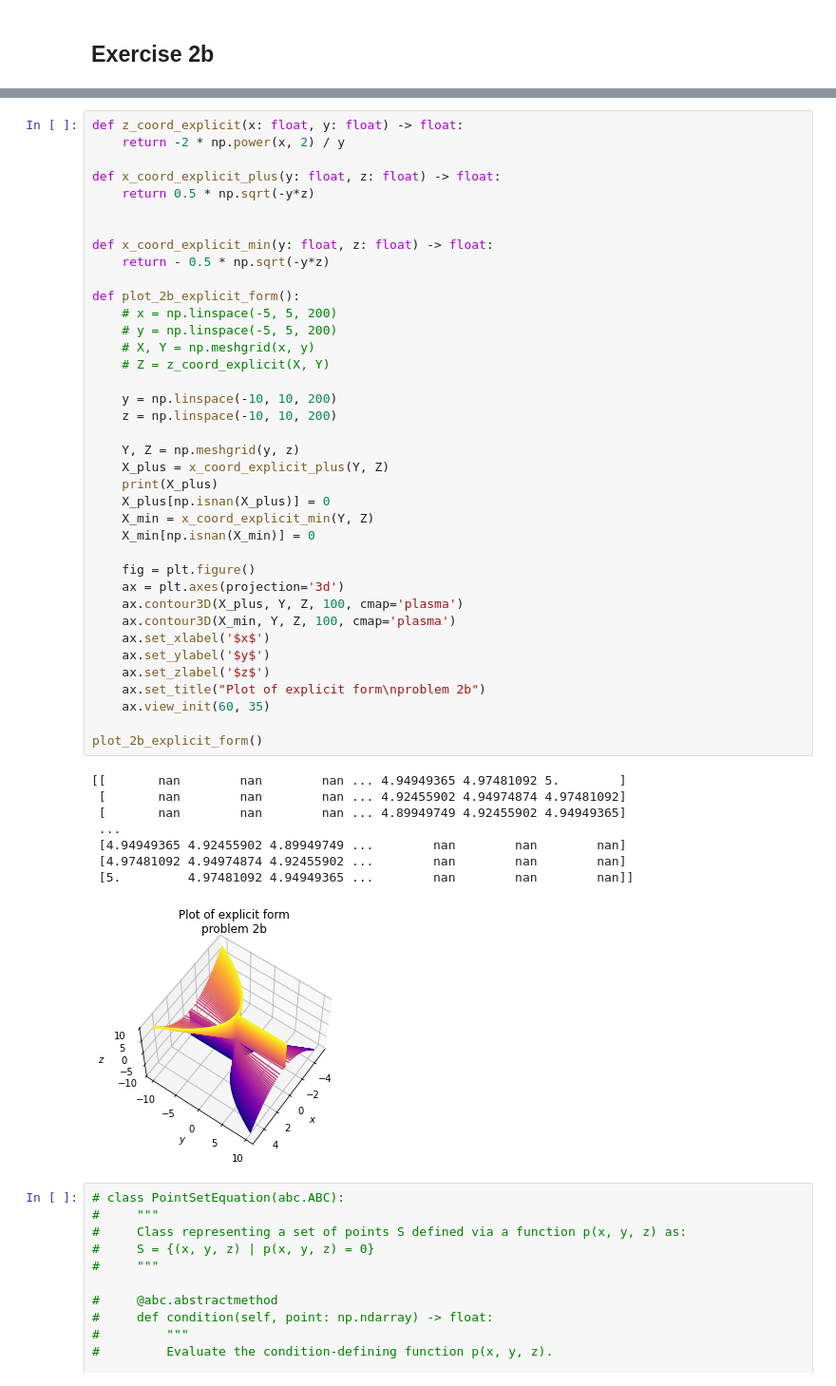
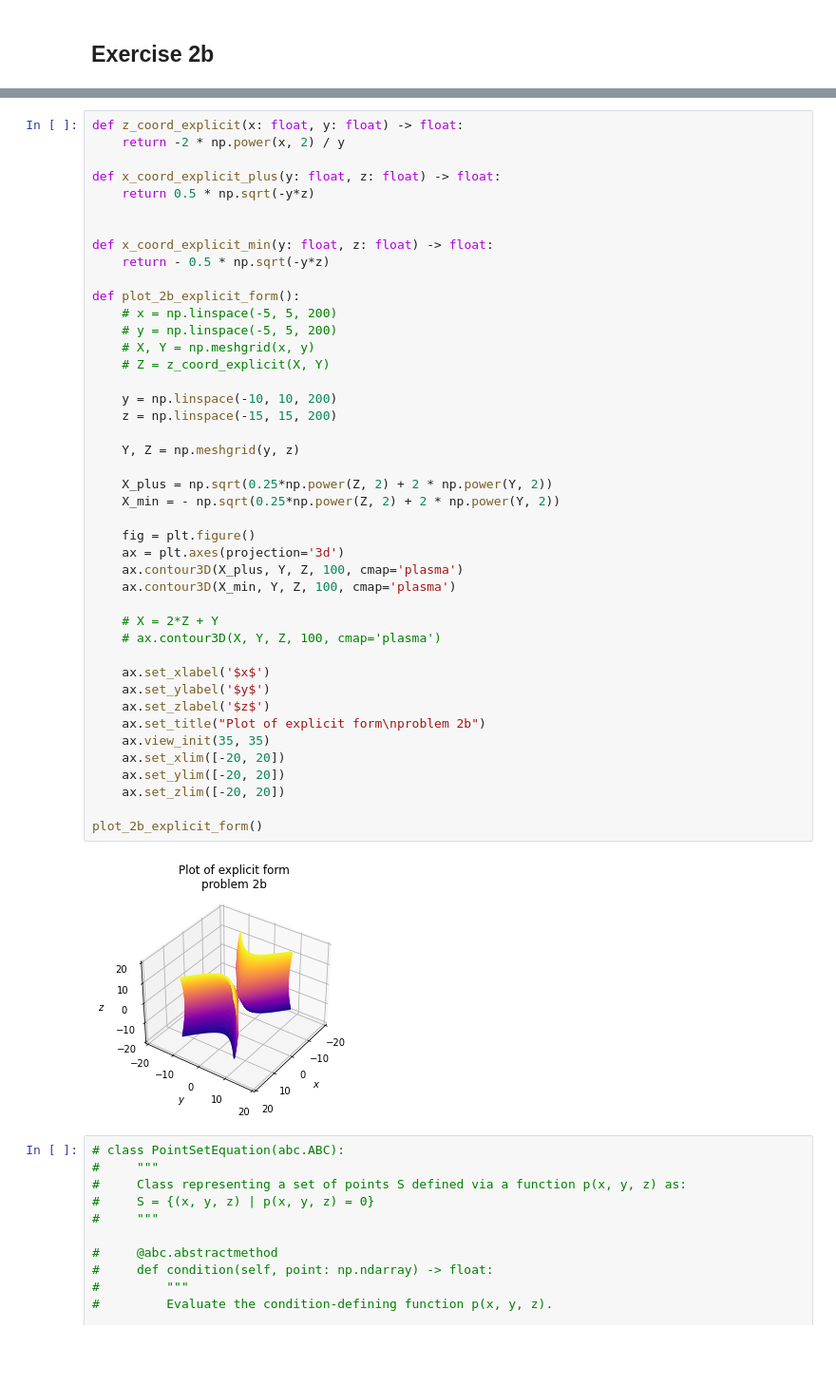
Before and after one commit to Nifrec/adv_calc_assignment, a Jupyter notebook: assignment_3/ass_3.ipynb, the cells around one changed output, grey strips where cells are left out. Shown: that part at 95% size. Saved outputs shown, nothing was run; the diff lists cells and outputs as text; blank space fills up the shorter version.

```diff
--- a/assignment_3/ass_3.ipynb
+++ b/assignment_3/ass_3.ipynb
@@ -73,48 +72,46 @@ def z_coord_explicit(x: float, y: float) -> float:
     return -2 * np.power(x, 2) / y
 
 def x_coord_explicit_plus(y: float, z: float) -> float:
     return 0.5 * np.sqrt(-y*z)
 
 
 def x_coord_explicit_min(y: float, z: float) -> float:
     return - 0.5 * np.sqrt(-y*z)
 
 def plot_2b_explicit_form():
     # x = np.linspace(-5, 5, 200)
     # y = np.linspace(-5, 5, 200)
     # X, Y = np.meshgrid(x, y)
     # Z = z_coord_explicit(X, Y)
 
     y = np.linspace(-10, 10, 200)
-    z = np.linspace(-10, 10, 200)
+    z = np.linspace(-15, 15, 200)
 
     Y, Z = np.meshgrid(y, z)
-    X_plus = x_coord_explicit_plus(Y, Z)
-    print(X_plus)
-    X_plus[np.isnan(X_plus)] = 0
-    X_min = x_coord_explicit_min(Y, Z)
-    X_min[np.isnan(X_min)] = 0
+
+    X_plus = np.sqrt(0.25*np.power(Z, 2) + 2 * np.power(Y, 2))
+    X_min = - np.sqrt(0.25*np.power(Z, 2) + 2 * np.power(Y, 2))
 
     fig = plt.figure()
     ax = plt.axes(projection='3d')
     ax.contour3D(X_plus, Y, Z, 100, cmap='plasma')
     ax.contour3D(X_min, Y, Z, 100, cmap='plasma')
+
+    # X = 2*Z + Y
+    # ax.contour3D(X, Y, Z, 100, cmap='plasma')
+
     ax.set_xlabel('$x$')
     ax.set_ylabel('$y$')
     ax.set_zlabel('$z$')
     ax.set_title("Plot of explicit form\nproblem 2b")
-    ax.view_init(60, 35)
+    ax.view_init(35, 35)
+    ax.set_xlim([-20, 20])
+    ax.set_ylim([-20, 20])
+    ax.set_zlim([-20, 20])
 
 plot_2b_explicit_form()
 # %% [output]
-[[       nan        nan        nan ... 4.94949365 4.97481092 5.        ]
- [       nan        nan        nan ... 4.92455902 4.94974874 4.97481092]
- [       nan        nan        nan ... 4.89949749 4.92455902 4.94949365]
- ...
- [4.94949365 4.92455902 4.89949749 ...        nan        nan        nan]
- [4.97481092 4.94974874 4.92455902 ...        nan        nan        nan]
- [5.         4.97481092 4.94949365 ...        nan        nan        nan]]
-[figure, old version]
+[figure, new version]
 # %%
 # class PointSetEquation(abc.ABC):
 #     """
```
Also changed, not shown: parts of 3 cells of this notebook.
